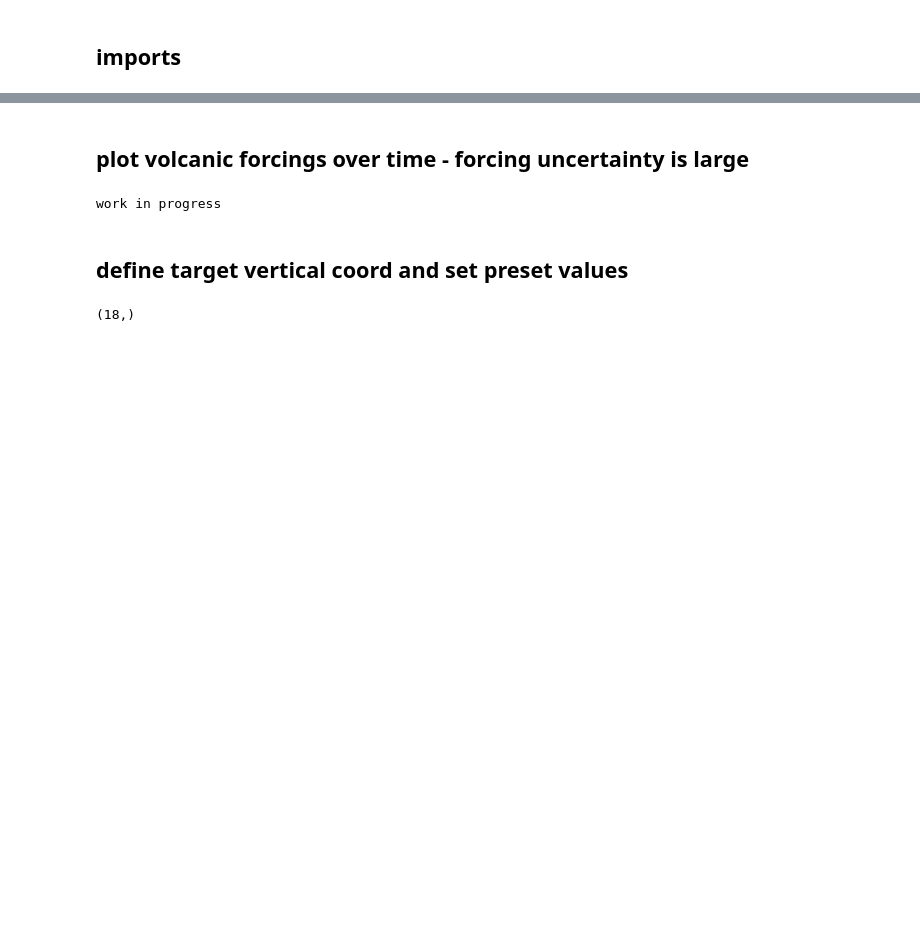
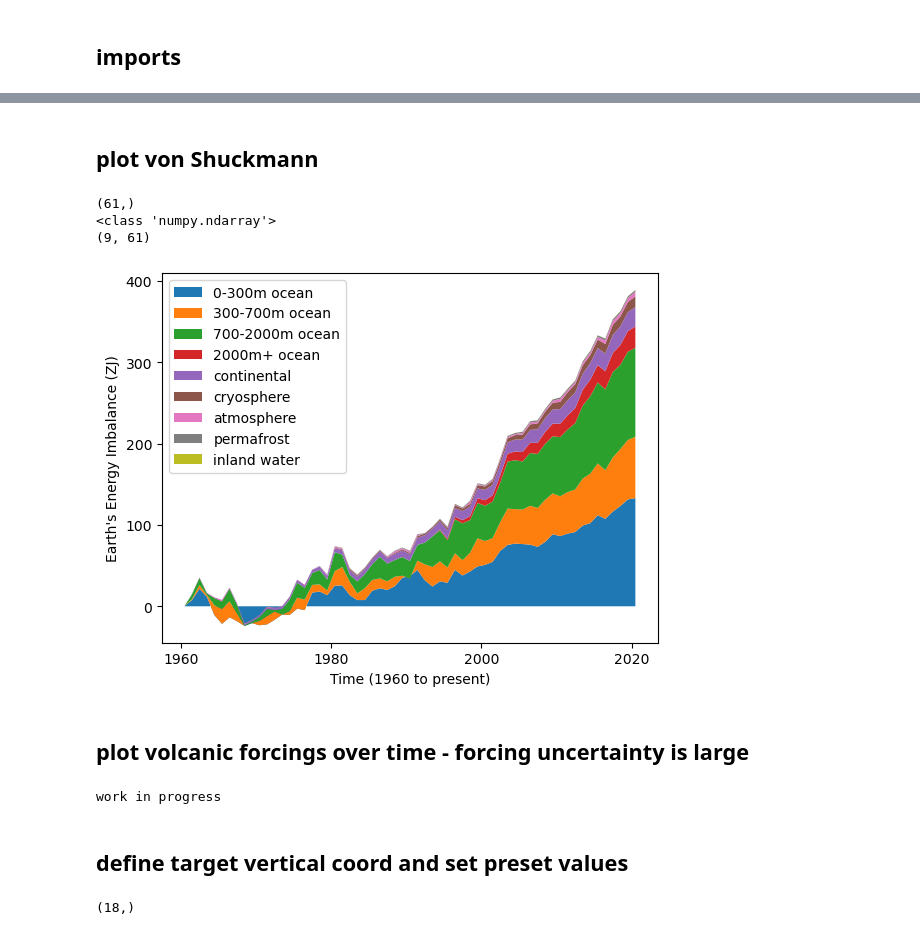
Before and after one commit to durack1/notebooks, a Jupyter notebook: jlnbs/CMIP6-OHC.ipynb, the cells around one changed output, grey strips where cells are left out. Cells and saved outputs as stored; diff of their text form; code cells hidden in the pictures; blank space fills up the shorter version.

```diff
--- a/jlnbs/CMIP6-OHC.ipynb
+++ b/jlnbs/CMIP6-OHC.ipynb
@@ -65,3 +163,35 @@ work in progress
+# %% [markdown]
+## plot von Shuckmann
+# %%
+# plot up all components
+ocean0to300 = ds_ocean["ocean_heat_content_0-300m"]
+ocean300to700 = ds_ocean["ocean_heat_content_0-700m"]-ocean0to300
+ocean700to2000 = ds_ocean["ocean_heat_content_700-2000m"]
+ocean2000toBottom = ds_ocean["ocean_heat_content_below_2000m"]
+continental = ds_continental["continental_heat_content"]
+cryosphere = ds_cryosphere["cryosphere_heat_content"]
+atmosphere = ds_atmospheric["atmospheric_heat_content"]
+permafrost = ds_permafrost["permafrost_heat_content"]
+inlandWater = ds_inland_water["inland_water_heat_content"]
+ocean0to300.time.attrs["calendar"] = "standard"
+x = ocean0to300.time.data # solves TypeError: 'int' object is not iterable
+print(x.shape); print(type(x))
+y = np.vstack([ocean0to300, ocean300to700, ocean700to2000, ocean2000toBottom, continental, cryosphere, atmosphere, permafrost, inlandWater])
+print(y.shape)
+labels = ["0-300m ocean", "300-700m ocean", "700-2000m ocean",
+          "2000m+ ocean", "continental", "cryosphere",
+          "atmosphere", "permafrost", "inland water"]
+fig, ax = plt.subplots()
+ax.stackplot(x, y, labels=labels)
+ax.legend(loc='upper left')
+plt.ylabel("Earth's Energy Imbalance (ZJ)")
+plt.xlabel("Time (1960 to present)")
+plt.show()
+# %% [output]
+(61,)
+<class 'numpy.ndarray'>
+(9, 61)
+[figure, added]
 # %% [markdown]
 ## plot volcanic forcings over time - forcing uncertainty is large
 # %%
```
Also changed, not shown: parts of 7 cells of this notebook, 1 other file.
